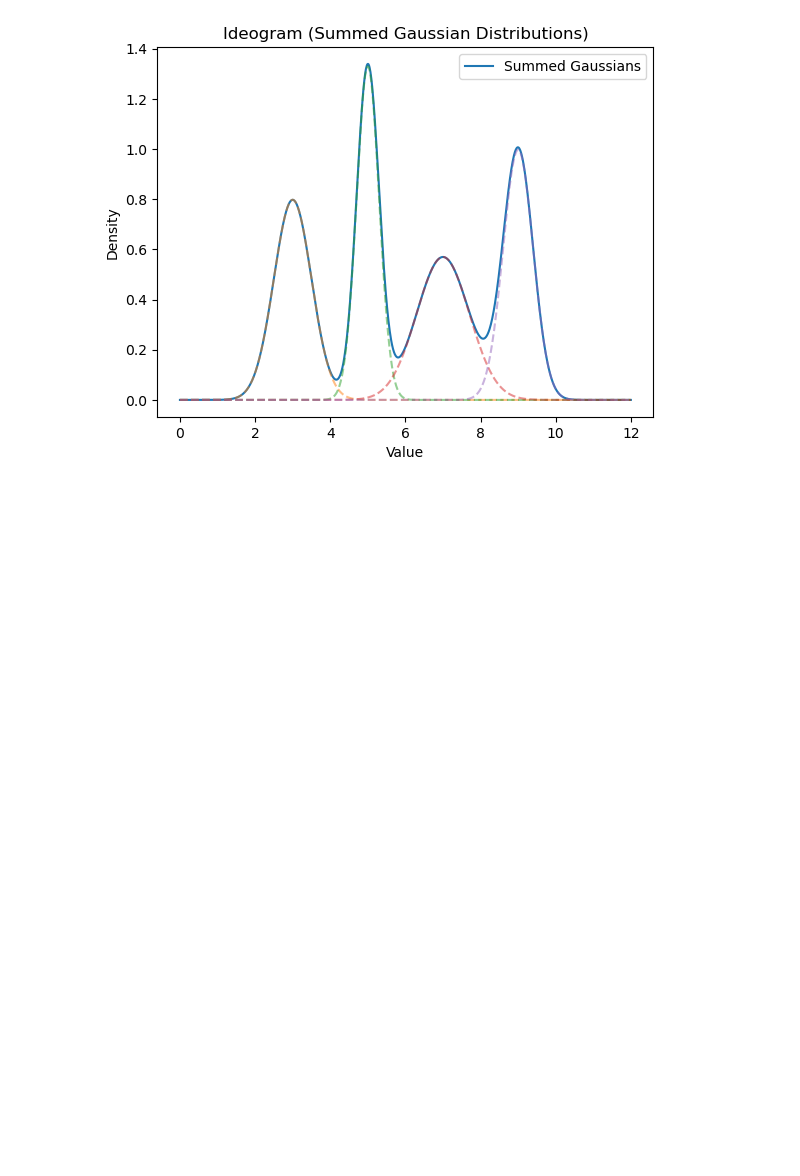
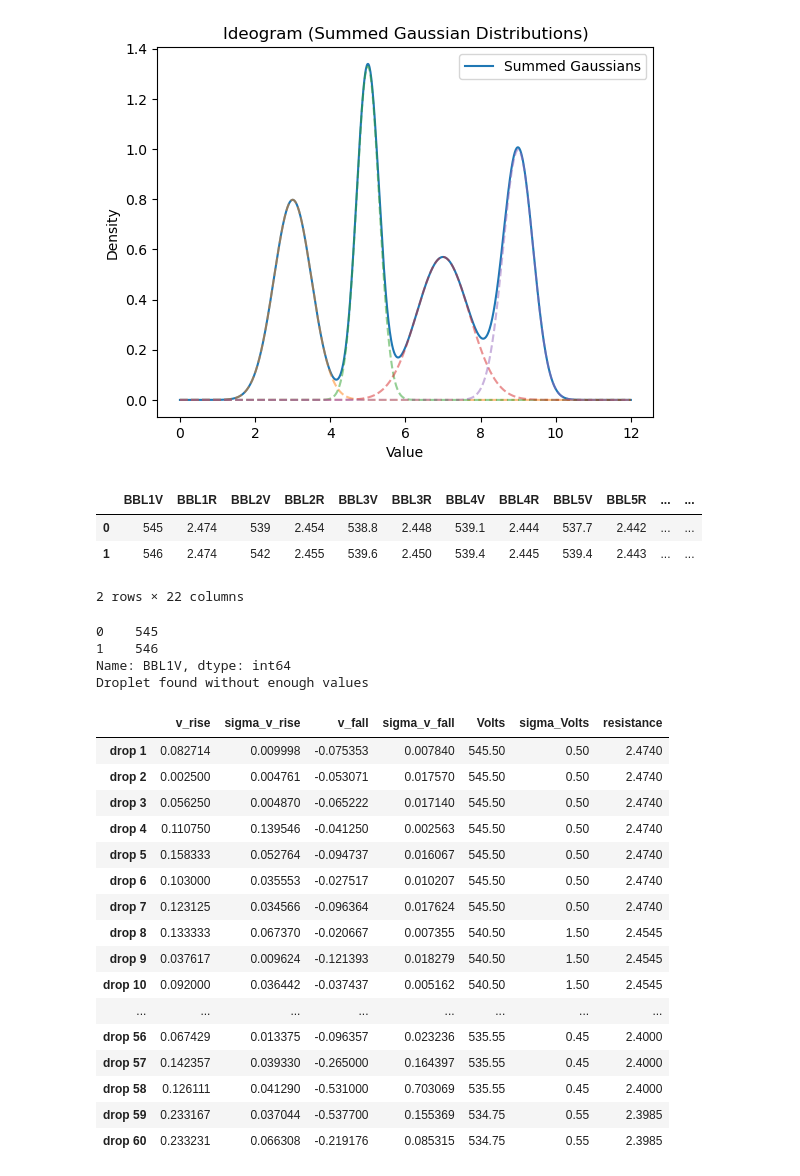
Before and after one commit to Steinburglar/advanced_exp, a Jupyter notebook: FAFO/TestLucas.ipynb, the cells around one changed output. Drawn from its saved outputs; the diff is of its cells as text; code cells hidden in the pictures; blank space fills up the shorter version.

Commit message:
added to dataloader, modified voltage csv format slightly

```diff
--- a/FAFO/TestLucas.ipynb
+++ b/FAFO/TestLucas.ipynb
@@ -22,3 +25,51 @@ plt.legend()
 plt.show()
 # %% [output]
 [figure]
+# %%
+
+bbl_dict = dl.load_velocity_data("/home/lucas/repos/advanced_exp/Databases/BBL_Master_Drops.csv")
+
+df = pd.DataFrame(columns=["v_rise", "sigma_v_rise", "v_fall", "sigma_v_fall", "Volts", "sigma_Volts", "resistance"])
+volt_df = pd.read_csv("/home/lucas/repos/advanced_exp/Databases/BBL_Voltage_Resistance.csv")
+display(volt_df)
+print(volt_df["BBL1V"])
+for bbl, drops in bbl_dict.items():
+    bblV = bbl + "V"
+    bblR = bbl + "R"
+    V_low = volt_df[bblV][0]
+    V_hi = volt_df[bblV][1]
+    V_mean = np.mean([V_low, V_hi])
+    sigV = (V_hi-V_low)/2
+    Res = np.mean([volt_df[bblR][0], volt_df[bblR][1]])
+    for drop, velocities in drops.items():
+        (v_rise, sigma_v_rise), (v_fall, sigma_v_fall) = process_droplet_velocities(velocities)
+        df.loc[drop] = [v_rise, sigma_v_rise, v_fall, sigma_v_fall, V_mean, sigV, Res]
+
+df = df.dropna()
+display(df)
+# %% [output]
+|  | BBL1V | BBL1R | BBL2V | BBL2R | BBL3V | BBL3R | BBL4V | BBL4R | BBL5V | BBL5R | ... | ... |
+| 0 | 545 | 2.474 | 539 | 2.454 | 538.8 | 2.448 | 539.1 | 2.444 | 537.7 | 2.442 | ... | ... |
+| 1 | 546 | 2.474 | 542 | 2.455 | 539.6 | 2.450 | 539.4 | 2.445 | 539.4 | 2.443 | ... | ... |
+2 rows × 22 columns
+0    545
+1    546
+Name: BBL1V, dtype: int64
+Droplet found without enough values
+|  | v_rise | sigma_v_rise | v_fall | sigma_v_fall | Volts | sigma_Volts | resistance |
+| drop 1 | 0.082714 | 0.009998 | -0.075353 | 0.007840 | 545.50 | 0.50 | 2.4740 |
+| drop 2 | 0.002500 | 0.004761 | -0.053071 | 0.017570 | 545.50 | 0.50 | 2.4740 |
+| drop 3 | 0.056250 | 0.004870 | -0.065222 | 0.017140 | 545.50 | 0.50 | 2.4740 |
+| drop 4 | 0.110750 | 0.139546 | -0.041250 | 0.002563 | 545.50 | 0.50 | 2.4740 |
+| drop 5 | 0.158333 | 0.052764 | -0.094737 | 0.016067 | 545.50 | 0.50 | 2.4740 |
+| drop 6 | 0.103000 | 0.035553 | -0.027517 | 0.010207 | 545.50 | 0.50 | 2.4740 |
+| drop 7 | 0.123125 | 0.034566 | -0.096364 | 0.017624 | 545.50 | 0.50 | 2.4740 |
+| drop 8 | 0.133333 | 0.067370 | -0.020667 | 0.007355 | 540.50 | 1.50 | 2.4545 |
+| drop 9 | 0.037617 | 0.009624 | -0.121393 | 0.018279 | 540.50 | 1.50 | 2.4545 |
+| drop 10 | 0.092000 | 0.036442 | -0.037437 | 0.005162 | 540.50 | 1.50 | 2.4545 |
+| ... | ... | ... | ... | ... | ... | ... | ... |
+| drop 56 | 0.067429 | 0.013375 | -0.096357 | 0.023236 | 535.55 | 0.45 | 2.4000 |
+| drop 57 | 0.142357 | 0.039330 | -0.265000 | 0.164397 | 535.55 | 0.45 | 2.4000 |
+| drop 58 | 0.126111 | 0.041290 | -0.531000 | 0.703069 | 535.55 | 0.45 | 2.4000 |
+| drop 59 | 0.233167 | 0.037044 | -0.537700 | 0.155369 | 534.75 | 0.55 | 2.3985 |
+| drop 60 | 0.233231 | 0.066308 | -0.219176 | 0.085315 | 534.75 | 0.55 | 2.3985 |
```
Also changed, not shown: parts of 1 cell of this notebook, 4 other files.
